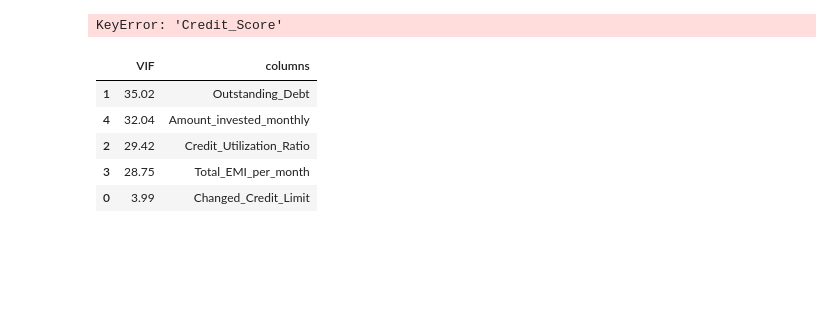
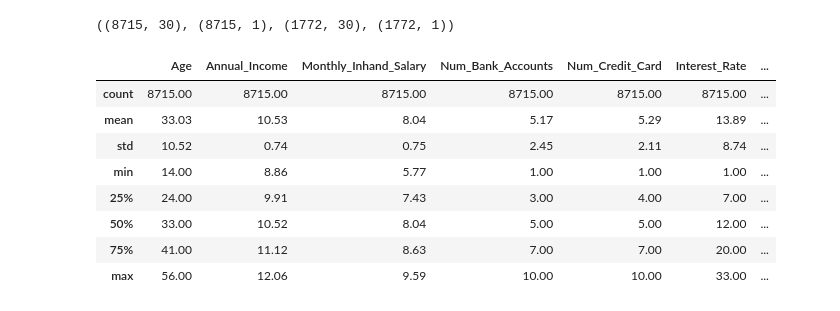
Before and after one commit to TheOrenisile/credit_card_clasification, a Jupyter notebook: model_tuning_and_building.ipynb, the cells around one changed output. Saved outputs shown, nothing was run; the diff lists cells and outputs as text; code cells hidden in the pictures; blank space fills up the shorter version.

```diff
--- a/model_tuning_and_building.ipynb
+++ b/model_tuning_and_building.ipynb
@@ -54,22 +33,0 @@ sns.countplot(data['Credit_Score'])
-# %%
-correlation = data.corr()['Credit_Score'].abs().sort_values(ascending=False)
-correlation
-# %% [output]
-KeyError: 'Credit_Score'
-# %%
-import statsmodels.api as sm
-
-x = sm.add_constant()
-
-variables = data.drop(['Credit_Score', 'Monthly_Inhand_Salary','Annual_Income','Monthly_Balance'], axis=1).select_dtypes(include=np.float64)
-vif = pd.DataFrame()
-vif['VIF'] = [variance_inflation_factor(variables.values, i) for i in range(variables.shape[1])]
-vif['columns'] = variables.columns.to_list()
-vif.sort_values(by='VIF', ascending=False)
-# %% [output]
-|  | VIF | columns |
-| 1 | 35.02 | Outstanding_Debt |
-| 4 | 32.04 | Amount_invested_monthly |
-| 2 | 29.42 | Credit_Utilization_Ratio |
-| 3 | 28.75 | Total_EMI_per_month |
-| 0 | 3.99 | Changed_Credit_Limit |
@@ -100,0 +34,20 @@ calculate_vif(df,features)
+# %%
+X_train = pd.read_csv('X_train.csv')
+X_test = pd.read_csv('X_test.csv')
+y_train = pd.read_csv('y_train.csv')
+y_test = pd.read_csv('y_test.csv')
+X_train.shape, y_train.shape, X_test.shape, y_test.shape
+# %% [output]
+((8715, 30), (8715, 1), (1772, 30), (1772, 1))
+# %%
+X_train.describe()
+# %% [output]
+|  | Age | Annual_Income | Monthly_Inhand_Salary | Num_Bank_Accounts | Num_Credit_Card | Interest_Rate | ... |
+| count | 8715.00 | 8715.00 | 8715.00 | 8715.00 | 8715.00 | 8715.00 | ... |
+| mean | 33.03 | 10.53 | 8.04 | 5.17 | 5.29 | 13.89 | ... |
+| std | 10.52 | 0.74 | 0.75 | 2.45 | 2.11 | 8.74 | ... |
+| min | 14.00 | 8.86 | 5.77 | 1.00 | 1.00 | 1.00 | ... |
+| 25% | 24.00 | 9.91 | 7.43 | 3.00 | 4.00 | 7.00 | ... |
+| 50% | 33.00 | 10.52 | 8.04 | 5.00 | 5.00 | 12.00 | ... |
+| 75% | 41.00 | 11.12 | 8.63 | 7.00 | 7.00 | 20.00 | ... |
+| max | 56.00 | 12.06 | 9.59 | 10.00 | 10.00 | 33.00 | ... |
```
Also changed, not shown: parts of 26 cells of this notebook, 5 other files.
